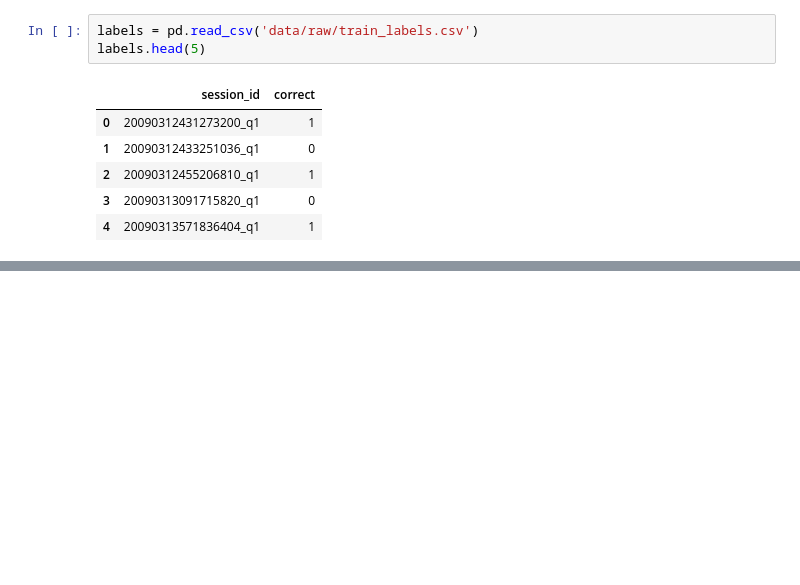
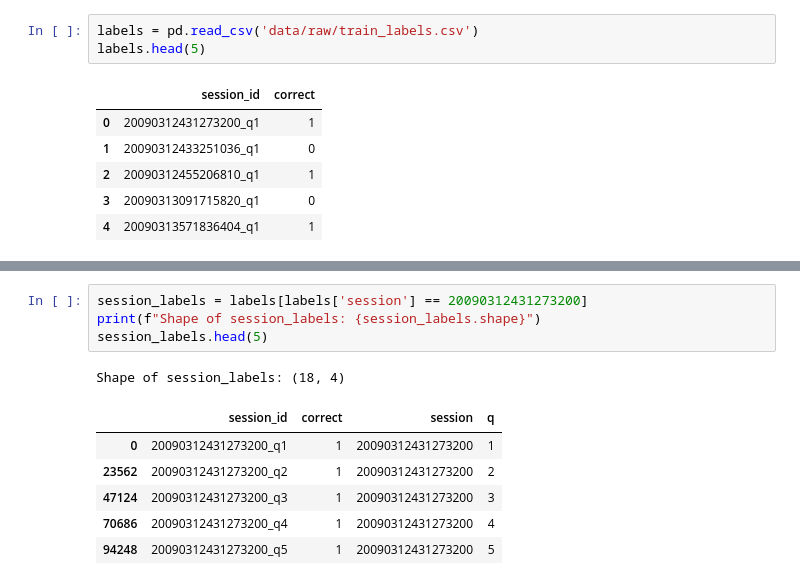
Before and after one commit to Kaggle-Project-TUC-DS/student-performance, a Jupyter notebook: notebooks/playing_with_the_data.ipynb, the cells around one changed output, grey strips where cells are left out. Saved outputs shown, nothing was run; the diff lists cells and outputs as text; blank space fills up the shorter version.

```diff
--- a/notebooks/playing_with_the_data.ipynb
+++ b/notebooks/playing_with_the_data.ipynb
@@ -93,0 +105,12 @@ labels.head(5)
+# %%
+session_labels = labels[labels['session'] == 20090312431273200]
+print(f"Shape of session_labels: {session_labels.shape}")
+session_labels.head(5)
+# %% [output]
+Shape of session_labels: (18, 4)
+|  | session_id | correct | session | q |
+| 0 | 20090312431273200_q1 | 1 | 20090312431273200 | 1 |
+| 23562 | 20090312431273200_q2 | 1 | 20090312431273200 | 2 |
+| 47124 | 20090312431273200_q3 | 1 | 20090312431273200 | 3 |
+| 70686 | 20090312431273200_q4 | 1 | 20090312431273200 | 4 |
+| 94248 | 20090312431273200_q5 | 1 | 20090312431273200 | 5 |
```
Also changed, not shown: parts of 3 cells of this notebook.
